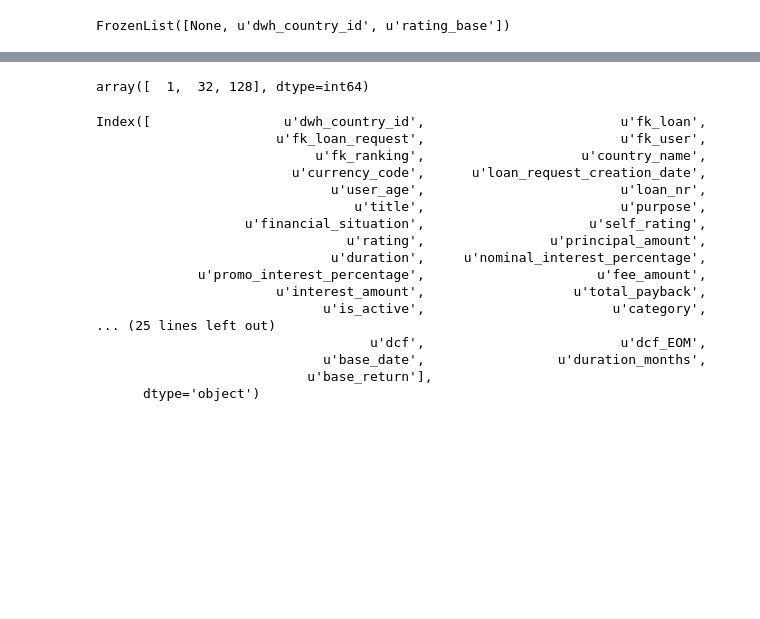
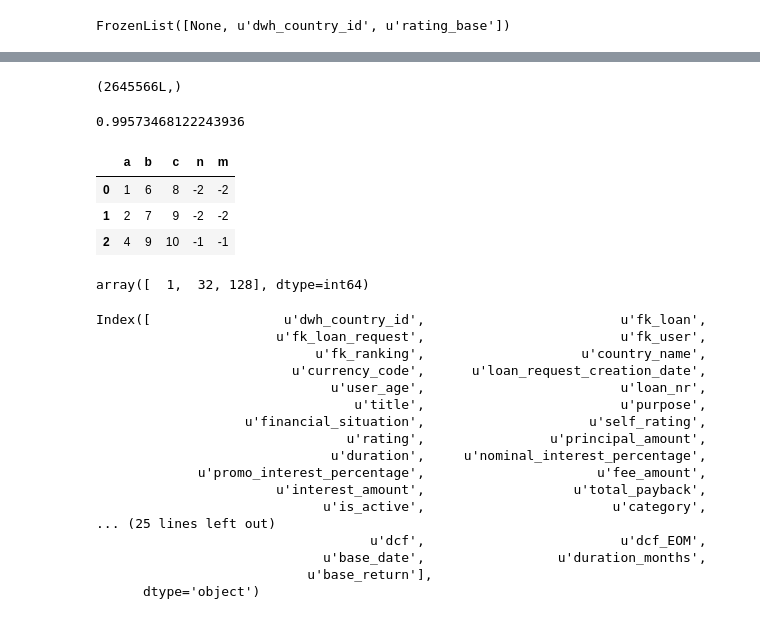
Before and after one commit to seanv507/lendico, a Jupyter notebook: Projects/Returns/src/returns01.ipynb, the cells around one changed output, grey strips where cells are left out. Drawn from its saved outputs; the diff is of its cells as text; code cells hidden in the pictures; blank space fills up the shorter version.

```diff
--- a/Projects/Returns/src/returns01.ipynb
+++ b/Projects/Returns/src/returns01.ipynb
@@ -355,3 +558,18 @@ FrozenList([None, u'dwh_country_id', u'rating_base'])
+# %%
+pp2.surv_one.shape
+# %% [output]
+(2645566L,)
+# %%
+np.power(1-.05,1/12.0)
+# %% [output]
+0.99573468122243936
+# %%
+df
+# %% [output]
+|  | a | b | c | n | m |
+| 0 | 1 | 6 | 8 | -2 | -2 |
+| 1 | 2 | 7 | 9 | -2 | -2 |
+| 2 | 4 | 9 | 10 | -1 | -1 |
 # %%
 xirrs_all[('dwh_country_id', 'rating_base')].to_clipboard()
 # %%
```
Also changed, not shown: parts of 31 cells of this notebook, 2 other files.
